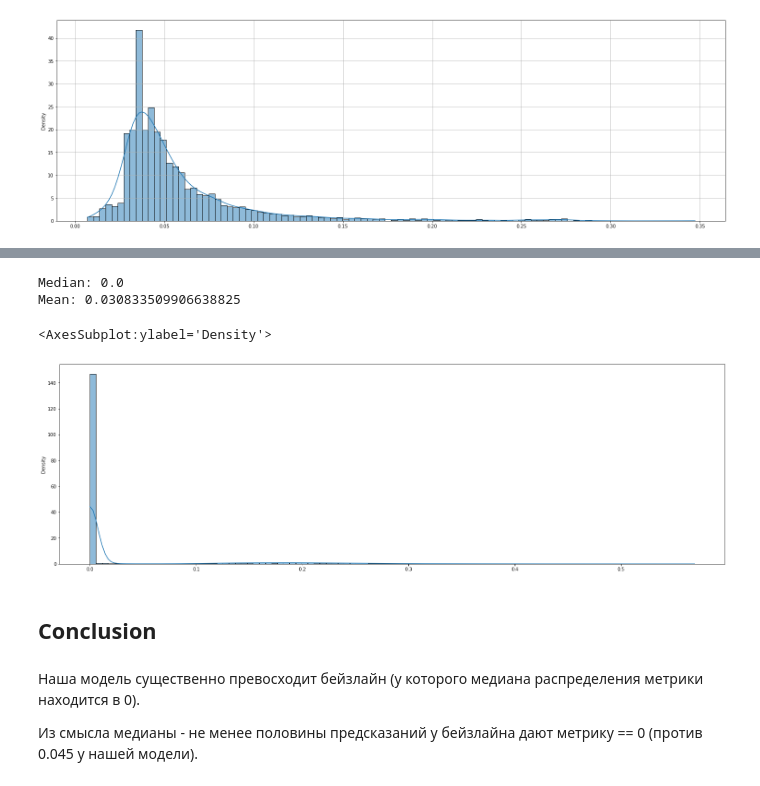
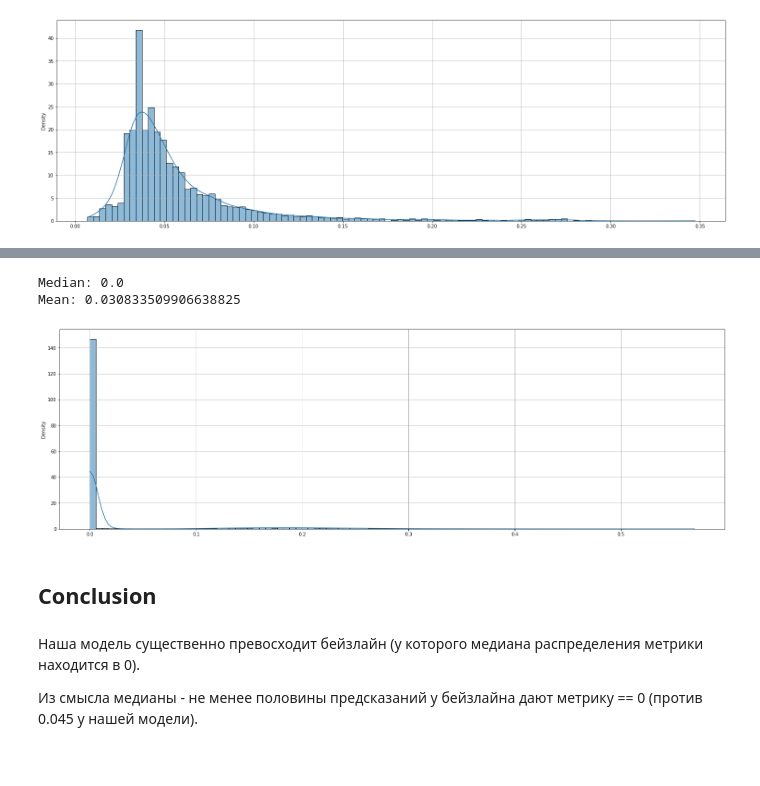
Before and after one commit to TheoLisin/recsys_MADE, a Jupyter notebook: src/ml/coauthor_recommendation/Check recommendations.ipynb, the cells around one changed output, grey strips where cells are left out. Cells and saved outputs as stored; diff of their text form; code cells hidden in the pictures.

```diff
--- a/src/ml/coauthor_recommendation/Check recommendations.ipynb
+++ b/src/ml/coauthor_recommendation/Check recommendations.ipynb
@@ -249,20 +229,20 @@ for id_ in tqdm(temp_ids):
 
     if jac_num != jac_denom:
         jaccard_measures_random.append(jac_num / jac_denom)
-# %%
-print("Median:", np.median(np.array(jaccard_measures_random)))
-print("Mean:", np.mean(np.array(jaccard_measures_random)))
-# %% [output]
-Median: 0.0
-Mean: 0.030833509906638825
-# %%
-sns.histplot(jaccard_measures_random, kde=True, common_bins=True, stat='density', bins=100)
-# %% [output]
-<AxesSubplot:ylabel='Density'>
-[figure, removed]
-# %% [markdown]
-## Conclusion
-# %% [markdown]
-Наша модель существенно превосходит бейзлайн (у которого медиана распределения метрики находится в 0).
-
-Из смысла медианы - не менее половины предсказаний у бейзлайна дают метрику == 0 (против 0.045 у нашей модели).
+# %%
+print("Median:", np.median(np.array(jaccard_measures_random)))
+print("Mean:", np.mean(np.array(jaccard_measures_random)))
+# %% [output]
+Median: 0.0
+Mean: 0.030833509906638825
+# %%
+sns.histplot(jaccard_measures_random, kde=True, common_bins=True, stat='density', bins=100)
+plt.grid()
+# %% [output]
+[figure, added]
+# %% [markdown]
+## Conclusion
+# %% [markdown]
+Наша модель существенно превосходит бейзлайн (у которого медиана распределения метрики находится в 0).
+
+Из смысла медианы - не менее половины предсказаний у бейзлайна дают метрику == 0 (против 0.045 у нашей модели).
```
Also changed, not shown: parts of 7 cells of this notebook.
